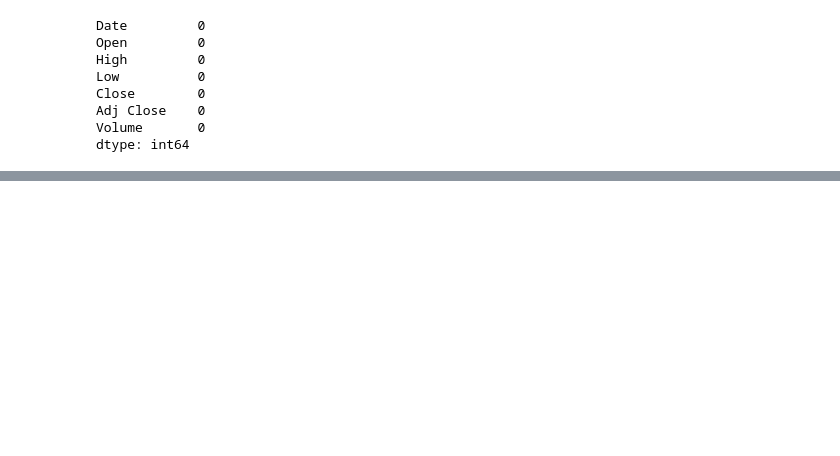
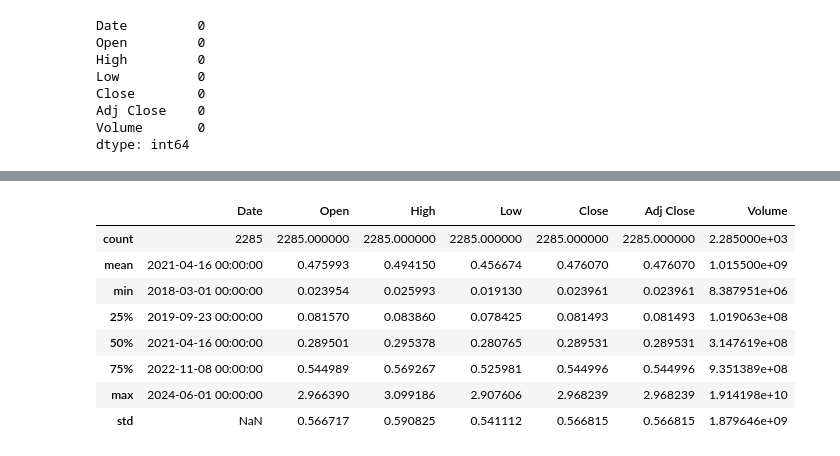
Before and after one commit to turnrighthere/IS403.O22.Team2, a Jupyter notebook: pre_data_final.ipynb, the cells around one changed output, grey strips where cells are left out. Saved outputs shown, nothing was run; the diff lists cells and outputs as text; code cells hidden in the pictures; blank space fills up the shorter version.

```diff
--- a/pre_data_final.ipynb
+++ b/pre_data_final.ipynb
@@ -6,5 +7,6 @@ from sklearn.preprocessing import StandardScaler
 # %%
-data = pd.read_csv('Data/DGB-USD.csv')
+# Đọc dữ liệu từ file CSV
+data = pd.read_csv('Data/ADA-USD.csv')
 # %%
 # Hiển thị thông tin cơ bản về dataset
 print(data.info())
@@ -108,0 +90,13 @@ data.to_csv('Data/pre_DGB-USD.csv', index=False)
+# %%
+# Mô tả bộ dữ liệu
+data.describe()
+# %% [output]
+|  | Date | Open | High | Low | Close | Adj Close | Volume |
+| count | 2285 | 2285.000000 | 2285.000000 | 2285.000000 | 2285.000000 | 2285.000000 | 2.285000e+03 |
+| mean | 2021-04-16 00:00:00 | 0.475993 | 0.494150 | 0.456674 | 0.476070 | 0.476070 | 1.015500e+09 |
+| min | 2018-03-01 00:00:00 | 0.023954 | 0.025993 | 0.019130 | 0.023961 | 0.023961 | 8.387951e+06 |
+| 25% | 2019-09-23 00:00:00 | 0.081570 | 0.083860 | 0.078425 | 0.081493 | 0.081493 | 1.019063e+08 |
+| 50% | 2021-04-16 00:00:00 | 0.289501 | 0.295378 | 0.280765 | 0.289531 | 0.289531 | 3.147619e+08 |
+| 75% | 2022-11-08 00:00:00 | 0.544989 | 0.569267 | 0.525981 | 0.544996 | 0.544996 | 9.351389e+08 |
+| max | 2024-06-01 00:00:00 | 2.966390 | 3.099186 | 2.907606 | 2.968239 | 2.968239 | 1.914198e+10 |
+| std | NaN | 0.566717 | 0.590825 | 0.541112 | 0.566815 | 0.566815 | 1.879646e+09 |
```
Also changed, not shown: parts of 14 cells of this notebook.
